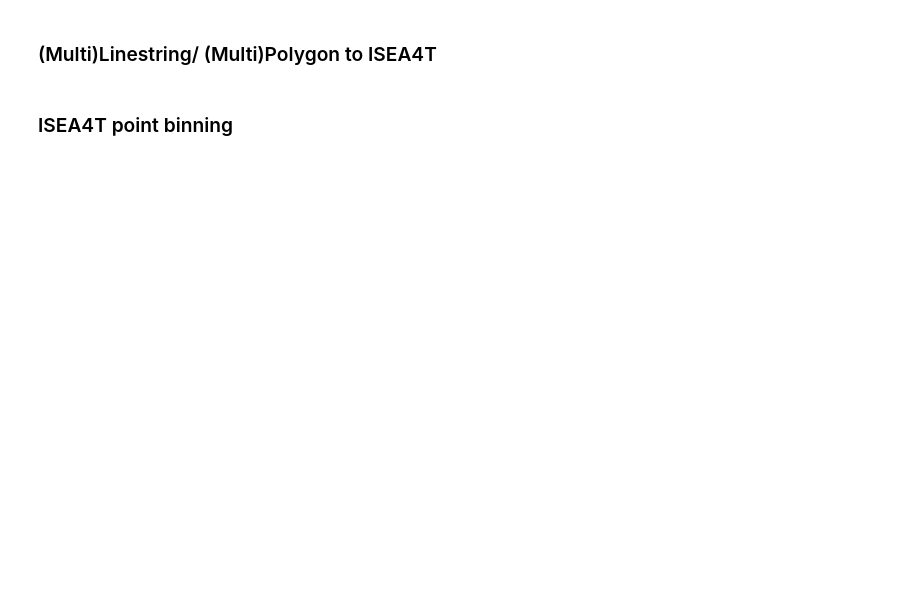
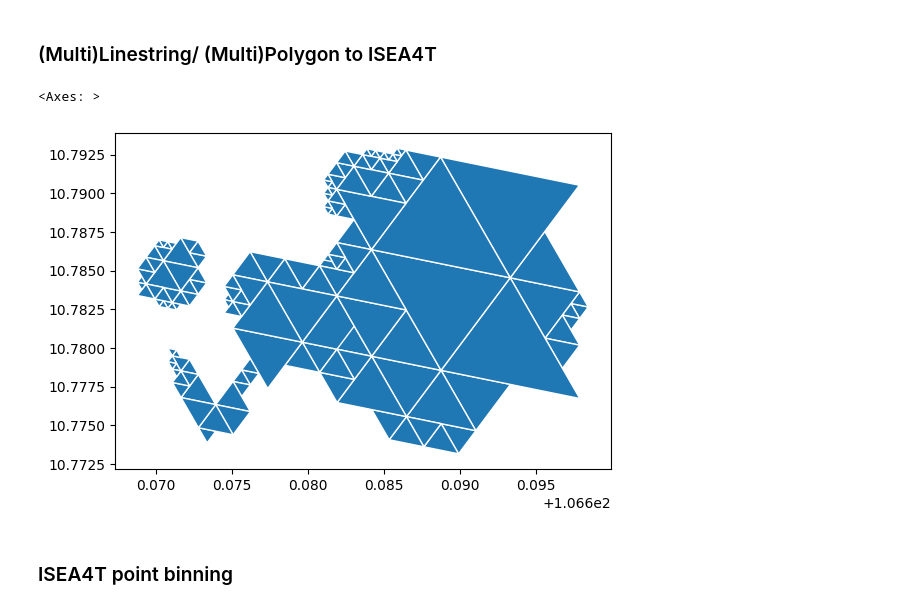
Before and after one commit to opengeoshub/vgridpandas, a Jupyter notebook: docs/notebooks/05_isea4t.ipynb, the cells around one changed output. Cells and saved outputs as stored; diff of their text form; code cells hidden in the pictures; blank space fills up the shorter version.

```diff
--- a/docs/notebooks/05_isea4t.ipynb
+++ b/docs/notebooks/05_isea4t.ipynb
@@ -31,12 +49,15 @@ df
 # %%
 from vgridpandas import isea4tpandas
 import geopandas as gpd
 
 gdf = gpd.read_file('https://raw.githubusercontent.com/opengeoshub/vopendata/refs/heads/main/shape/polygon.geojson')
-resolution = 18
-gdf_polyfill = gdf.isea4t.polyfill(resolution, predicate = "intersects", explode = False)
-gdf_polyfill = gdf_polyfill.isea4t.isea4t2geo(isea4t_column = "isea4t_polyfill")
-gdf_polyfill.plot()
+resolution = 17
+gdf_polyfill = gdf.isea4t.polyfill(resolution, compact = True, predicate = "intersects", explode = False)
+gdf_polyfill = gdf_polyfill.isea4t.isea4t2geo(isea4t_column = "isea4t")
+gdf_polyfill.plot(edgecolor = "white")
+# %% [output]
+<Axes: >
+[figure, added]
 # %% [markdown]
 ### ISEA4T point binning
 # %%
```
Also changed, not shown: parts of 3 cells of this notebook, 50 other files.
